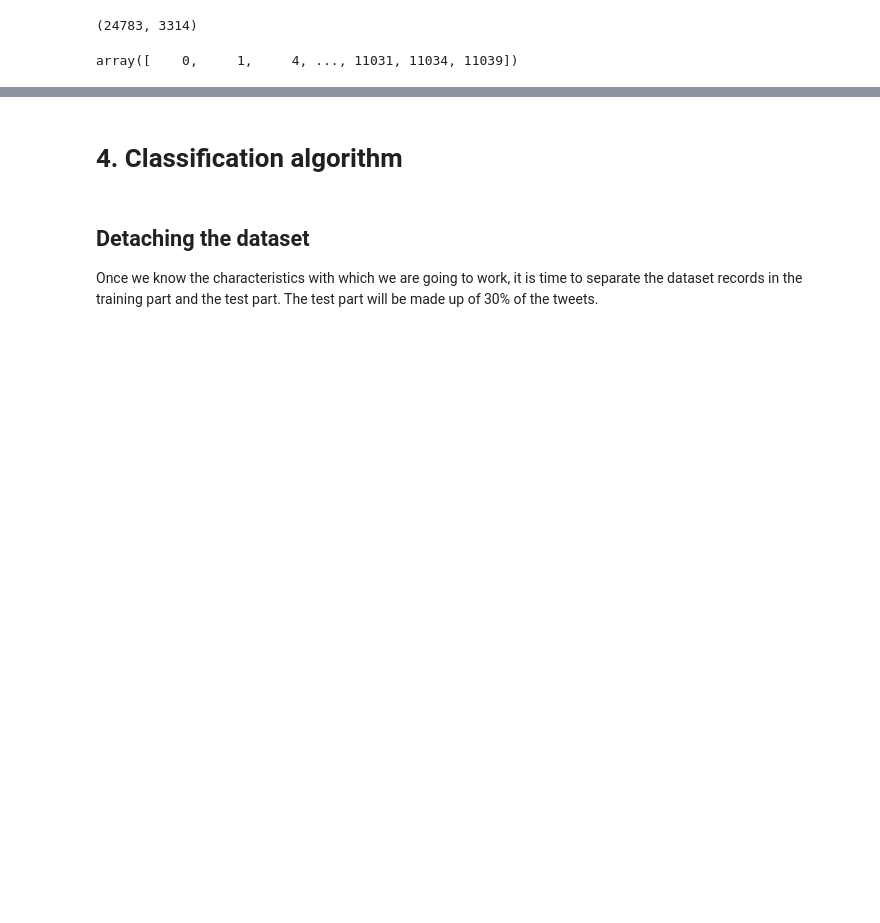
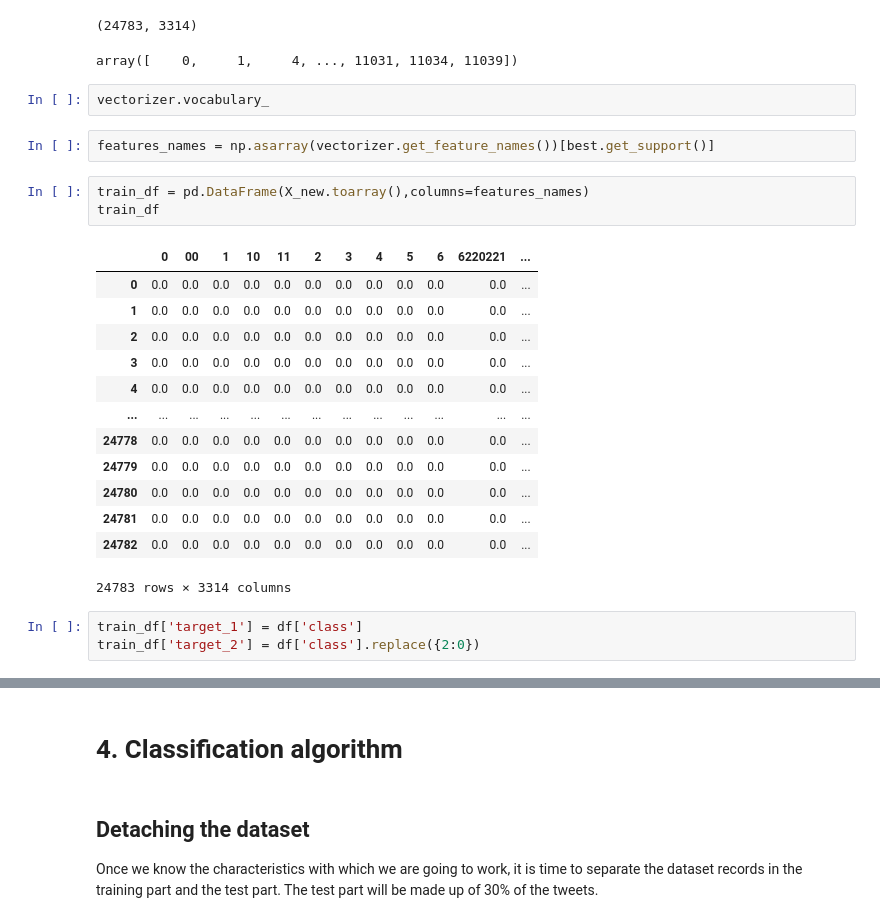
Before and after one commit to sergiobm3/ESI_MachineLearning, a Jupyter notebook: Group SSJ - TFIDF.ipynb, the cells around one changed output, grey strips where cells are left out. Drawn from its saved outputs; the diff is of its cells as text; blank space fills up the shorter version.

```diff
--- a/Group SSJ - TFIDF.ipynb
+++ b/Group SSJ - TFIDF.ipynb
@@ -105,3 +105,27 @@ selected
 # %% [output]
 (24783, 3314)
 array([    0,     1,     4, ..., 11031, 11034, 11039])
+# %%
+vectorizer.vocabulary_
+# %%
+features_names = np.asarray(vectorizer.get_feature_names())[best.get_support()]
+# %%
+train_df = pd.DataFrame(X_new.toarray(),columns=features_names)
+train_df
+# %% [output]
+|  | 0 | 00 | 1 | 10 | 11 | 2 | 3 | 4 | 5 | 6 | 6220221 | ... |
+| 0 | 0.0 | 0.0 | 0.0 | 0.0 | 0.0 | 0.0 | 0.0 | 0.0 | 0.0 | 0.0 | 0.0 | ... |
+| 1 | 0.0 | 0.0 | 0.0 | 0.0 | 0.0 | 0.0 | 0.0 | 0.0 | 0.0 | 0.0 | 0.0 | ... |
+| 2 | 0.0 | 0.0 | 0.0 | 0.0 | 0.0 | 0.0 | 0.0 | 0.0 | 0.0 | 0.0 | 0.0 | ... |
+| 3 | 0.0 | 0.0 | 0.0 | 0.0 | 0.0 | 0.0 | 0.0 | 0.0 | 0.0 | 0.0 | 0.0 | ... |
+| 4 | 0.0 | 0.0 | 0.0 | 0.0 | 0.0 | 0.0 | 0.0 | 0.0 | 0.0 | 0.0 | 0.0 | ... |
+| ... | ... | ... | ... | ... | ... | ... | ... | ... | ... | ... | ... | ... |
+| 24778 | 0.0 | 0.0 | 0.0 | 0.0 | 0.0 | 0.0 | 0.0 | 0.0 | 0.0 | 0.0 | 0.0 | ... |
+| 24779 | 0.0 | 0.0 | 0.0 | 0.0 | 0.0 | 0.0 | 0.0 | 0.0 | 0.0 | 0.0 | 0.0 | ... |
+| 24780 | 0.0 | 0.0 | 0.0 | 0.0 | 0.0 | 0.0 | 0.0 | 0.0 | 0.0 | 0.0 | 0.0 | ... |
+| 24781 | 0.0 | 0.0 | 0.0 | 0.0 | 0.0 | 0.0 | 0.0 | 0.0 | 0.0 | 0.0 | 0.0 | ... |
+| 24782 | 0.0 | 0.0 | 0.0 | 0.0 | 0.0 | 0.0 | 0.0 | 0.0 | 0.0 | 0.0 | 0.0 | ... |
+24783 rows × 3314 columns
+# %%
+train_df['target_1'] = df['class']
+train_df['target_2'] = df['class'].replace({2:0})
```
Also changed, not shown: parts of 14 cells of this notebook.
